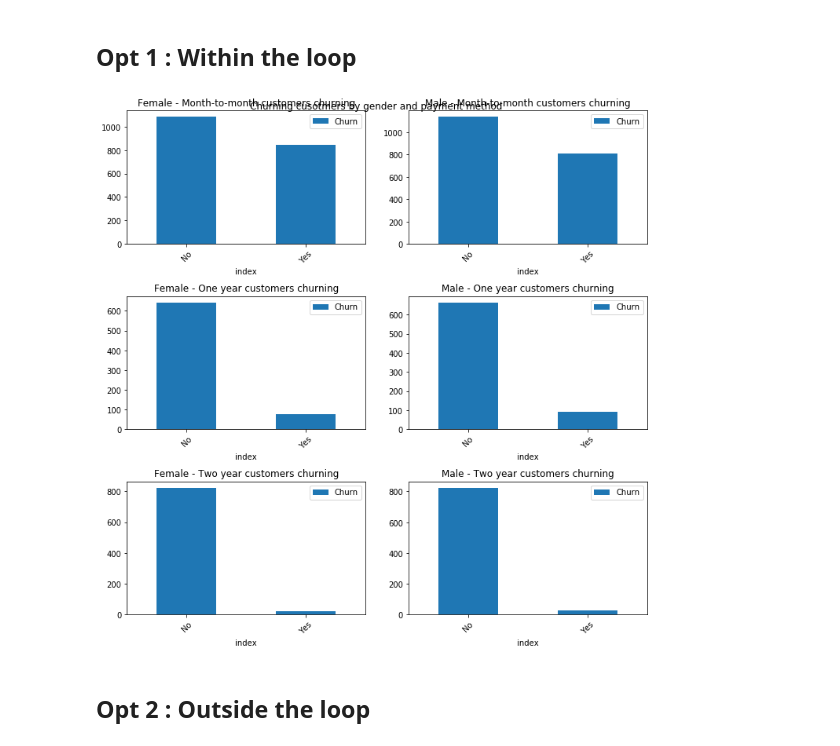
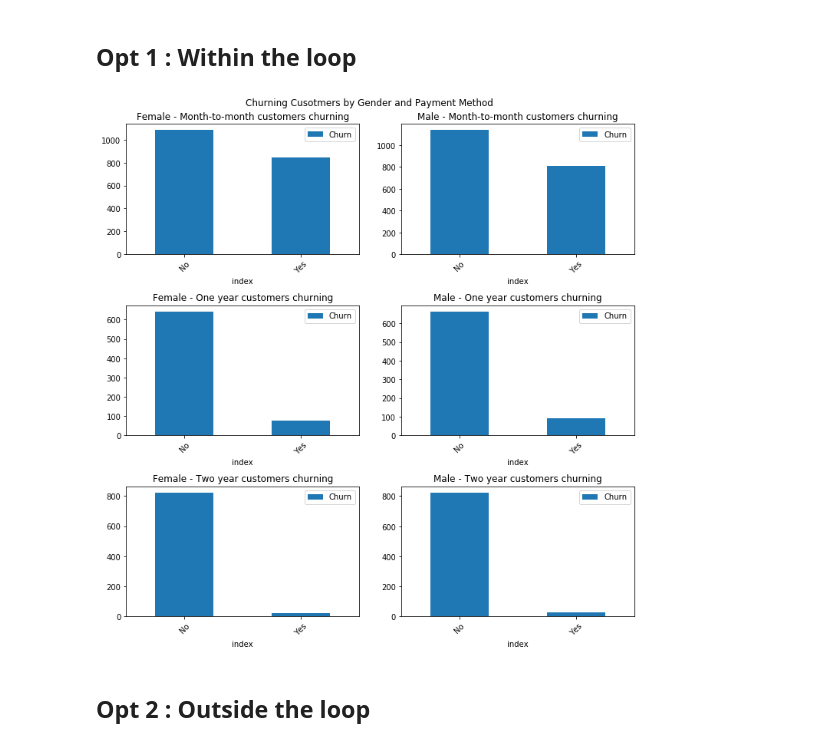
Before and after one commit to aiswra/jupyter-playground, a Jupyter notebook: Basic Matplotlib Subplot Styling.ipynb, the cells around one changed output. Saved outputs shown, nothing was run; the diff lists cells and outputs as text; code cells hidden in the pictures.

```diff
--- a/Basic Matplotlib Subplot Styling.ipynb
+++ b/Basic Matplotlib Subplot Styling.ipynb
@@ -26,27 +36,27 @@ df.Churn.value_counts().reset_index()
 # %%
 # Create barcharts of total churning customers by contract type by gender
 row = df.Contract.unique()
 col = df.gender.unique()
 fig, axes = plt.subplots(len(row),len(col),figsize=(10,10))
 
 for i,contractType in enumerate(row):
     for j,genderType in enumerate(col):
         # filter data based on column and row indicated
         dftemp =  df.query("Contract == '{}' and gender=='{}'".format(contractType, genderType))
 
         # calculate aggregate value
         dfplot = dftemp.Churn.value_counts().reset_index()
 
         # Create subplot
         dfplot.plot.bar(x='index', y='Churn', ax=axes[i,j], rot = 45)
 
         # Set the layout by axes
         axes[i,j].set_title("{} - {} customers churning".format(genderType,contractType))
 
-plt.suptitle('Churning cusotmers by gender and payment method')
+plt.suptitle('Churning Cusotmers by Gender and Payment Method', y=1.01)
 plt.tight_layout(h_pad=1)
 # %% [output]
-[figure, old version]
+[figure, new version]
 # %% [markdown]
 ## Opt 2 : Outside the loop
 # %%
```
Also changed, not shown: parts of 2 cells of this notebook.
